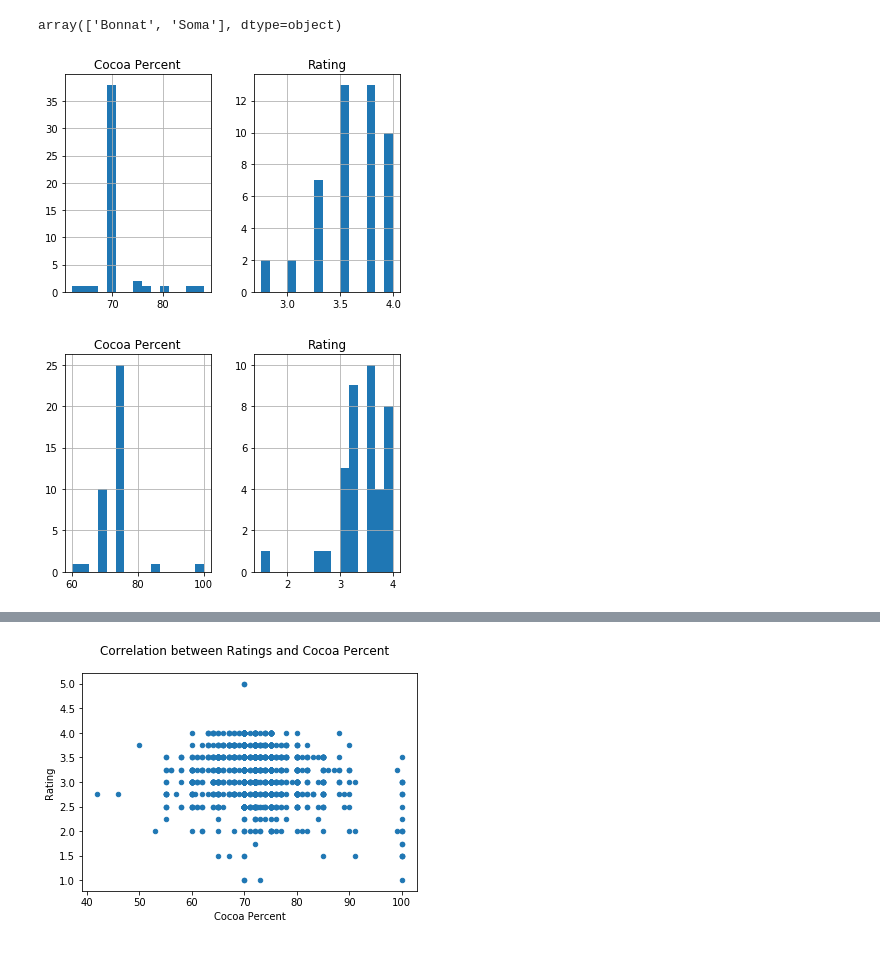
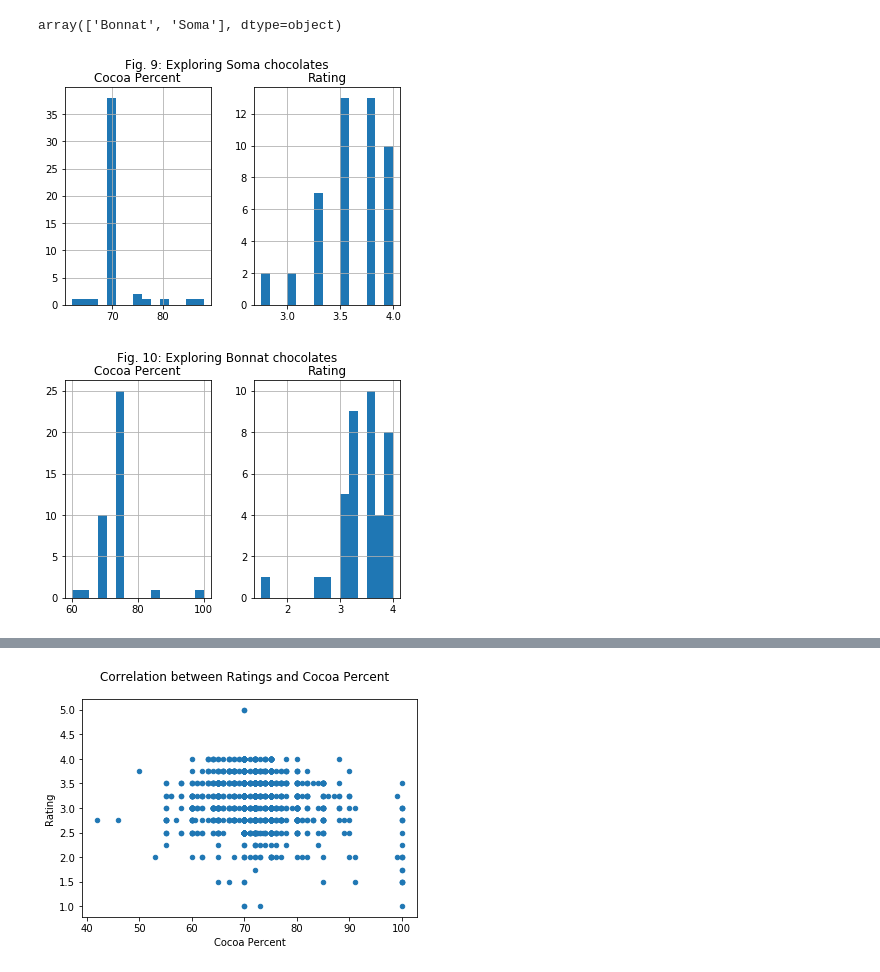
Before and after one commit to NohaKareem/Exploring-chocolate-ratings, a Jupyter notebook: dataExploration.ipynb, the cells around one changed output, grey strips where cells are left out. Cells and saved outputs as stored; diff of their text form; code cells hidden in the pictures.

```diff
--- a/dataExploration.ipynb
+++ b/dataExploration.ipynb
@@ -260,16 +260,18 @@ array(['Bonnat', 'Soma'], dtype=object)
 # %%
 # %% get cocoa percent and ratings for selected chocolates
 FILTER_BINS = 15
 
 somaChoc_cocoaRating = pd.DataFrame(data[data['Company (Maker-if known)'].str.contains(filterCompanies[0])], columns = ['Cocoa Percent', 'Rating'])
 somaChoc_cocoaRating.hist(bins = FILTER_BINS)
+mpl.suptitle("Fig. 9: Exploring Soma chocolates")
 mpl.show()
 
 bonnatChoc_cocoaRating = pd.DataFrame(data[data['Company (Maker-if known)'].str.contains(filterCompanies[1])], columns = ['Cocoa Percent', 'Rating'])
 bonnatChoc_cocoaRating.hist(bins = FILTER_BINS)
+mpl.suptitle("Fig. 10: Exploring Bonnat chocolates")
 mpl.show()
 # %% [output]
-[figure, old version]
+[figure, new version]
-[figure, old version]
+[figure, new version]
 # %%
 # %% get cocoa percent and ratings for selected chocolates
```
Also changed, not shown: parts of 1 cell of this notebook, 1 other file.
